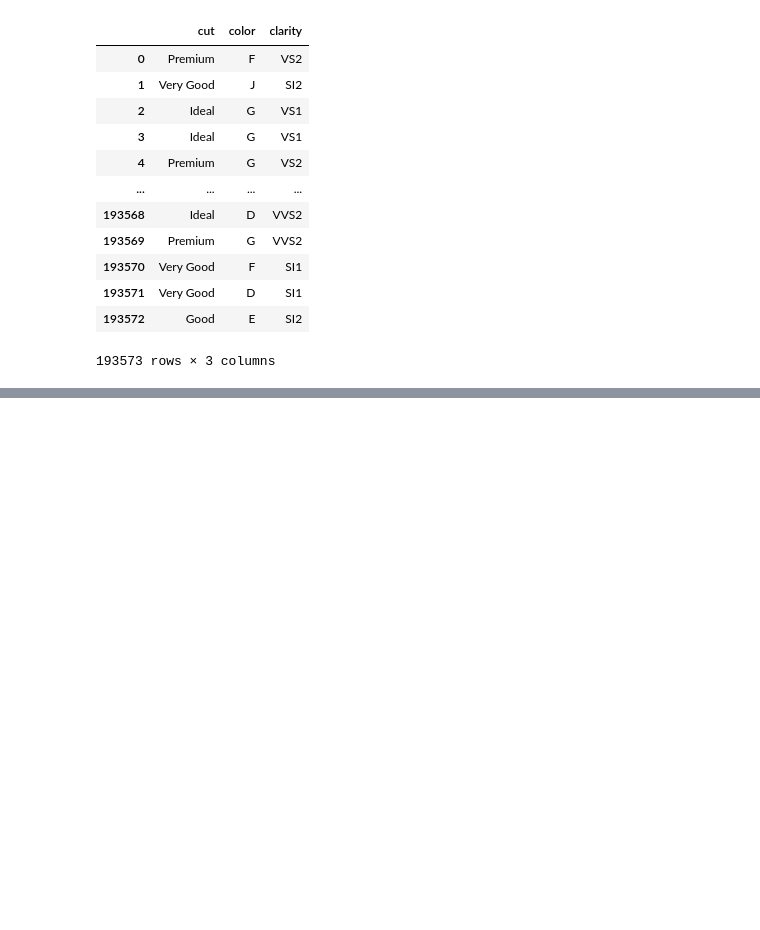
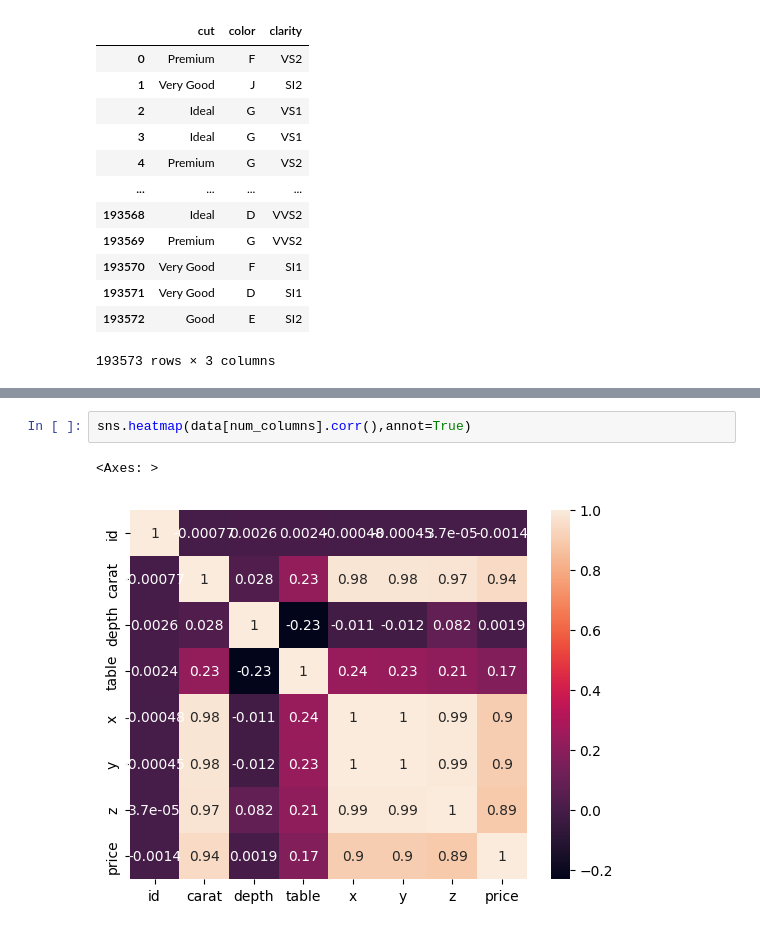
Before and after one commit to lovingdreams/MLOPs, a Jupyter notebook: experiment/experiments.ipynb, the cells around one changed output, grey strips where cells are left out. Cells and saved outputs as stored; diff of their text form; blank space fills up the shorter version.

```diff
--- a/experiment/experiments.ipynb
+++ b/experiment/experiments.ipynb
@@ -107,0 +177,5 @@ data[cat_columns]
+# %%
+sns.heatmap(data[num_columns].corr(),annot=True)
+# %% [output]
+<Axes: >
+[figure, added]
```
Also changed, not shown: parts of 55 cells of this notebook.
